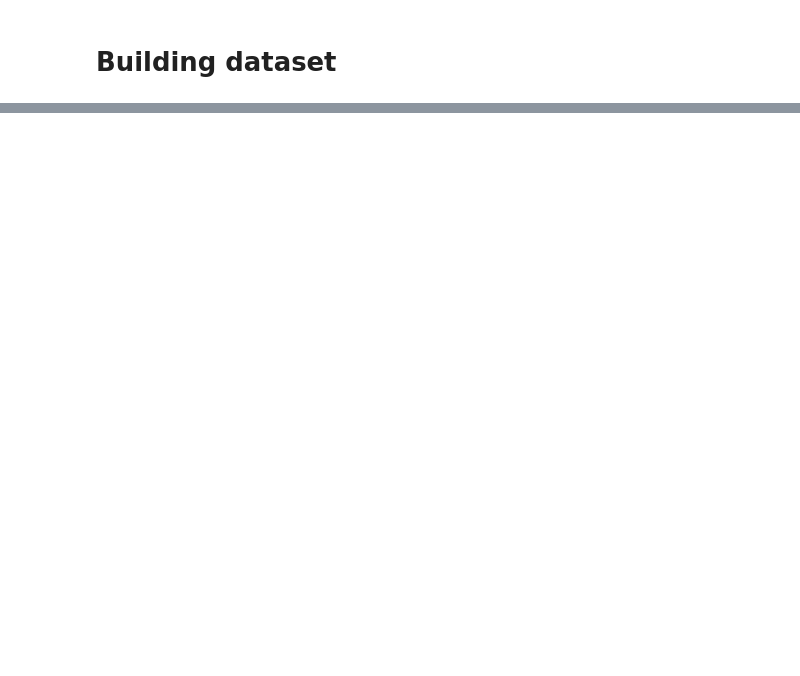
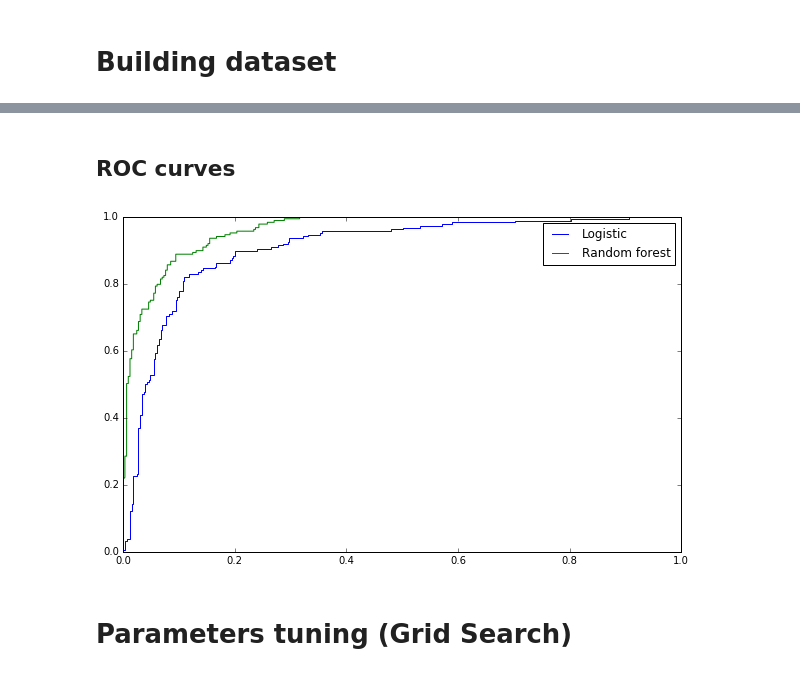
Before and after one commit to maximerihouey/grant_application, a Jupyter notebook: building_dataset.ipynb, the cells around one changed output, grey strips where cells are left out. Cells and saved outputs as stored; diff of their text form; code cells hidden in the pictures; blank space fills up the shorter version.

```diff
--- a/building_dataset.ipynb
+++ b/building_dataset.ipynb
@@ -423,0 +422,16 @@ Name: mean_Year.of.Birth., dtype: bool
+# %%
+from sklearn.linear_model import LogisticRegression
+from sklearn.metrics import accuracy_score, roc_auc_score
+
+# Predictions
+classifier_log = LogisticRegression().fit(X_train, y_train)
+prediction_log = classifier_log.predict(X_test)
+prediction_proba_log = classifier_log.predict_proba(X_test)
+
+print("Accuracy: %f | AUC: %f" % (accuracy_score(y_test, prediction_log), roc_auc_score(np.array(y_test.values), prediction_proba_log[:, 1])))
+
+# print("\nFeatures coefficients:")
+# features_coef = list(zip(features_without_nan, classifier_log.coef_[0,:]))
+# features_coef.sort(key=lambda x:x[1], reverse=True)
+# for name, coef in features_coef:
+#     print("%50s: %f" %(name, coef))
@@ -423,0 +442,15 @@ Name: mean_Year.of.Birth., dtype: bool
+# %%
+from sklearn.ensemble import RandomForestClassifier
+
+rf = RandomForestClassifier(n_estimators=1600, n_jobs = 7)
+classifierRF = rf.fit(X_train, y_train)
+predictionRF = classifierRF.predict(X_test)
+prediction_probaRF = classifierRF.predict_proba(X_test)
+
+print("Accuracy: %f | AUC: %f" % (accuracy_score(y_test, predictionRF), roc_auc_score(np.array(y_test.values), prediction_probaRF[:, 1])))
+
+print("\nFeatures importances:")
+feature_importances = list(zip(features_without_nan, classifierRF.feature_importances_))
+feature_importances.sort(key=lambda x:x[1], reverse=True)
+for name, importance in feature_importances:
+    print("%50s: %f" %(name, importance))
@@ -423,0 +475,19 @@ Name: mean_Year.of.Birth., dtype: bool
+# %% [markdown]
+## ROC curves
+# %%
+%matplotlib inline
+import matplotlib.pyplot as plt
+from sklearn.metrics import roc_curve
+
+fpr_log, tpr_log, thresholds_log = roc_curve(np.array(y_test.values), prediction_proba_log[:, 1])
+fpr_rf, tpr_rf, thresholds_rf = roc_curve(np.array(y_test.values), prediction_probaRF[:, 1])
+
+plt.figure(figsize=(10,6))
+plt.plot(fpr_log, tpr_log, 'b', label='Logistic')
+plt.plot(fpr_rf, tpr_rf, 'g', label='Random forest')
+plt.legend(loc=0)
+plt.show()
+# %% [output]
+[figure, added]
+# %% [markdown]
+# Parameters tuning (Grid Search)
```
Also changed, not shown: parts of 57 cells of this notebook, 1 other file.
